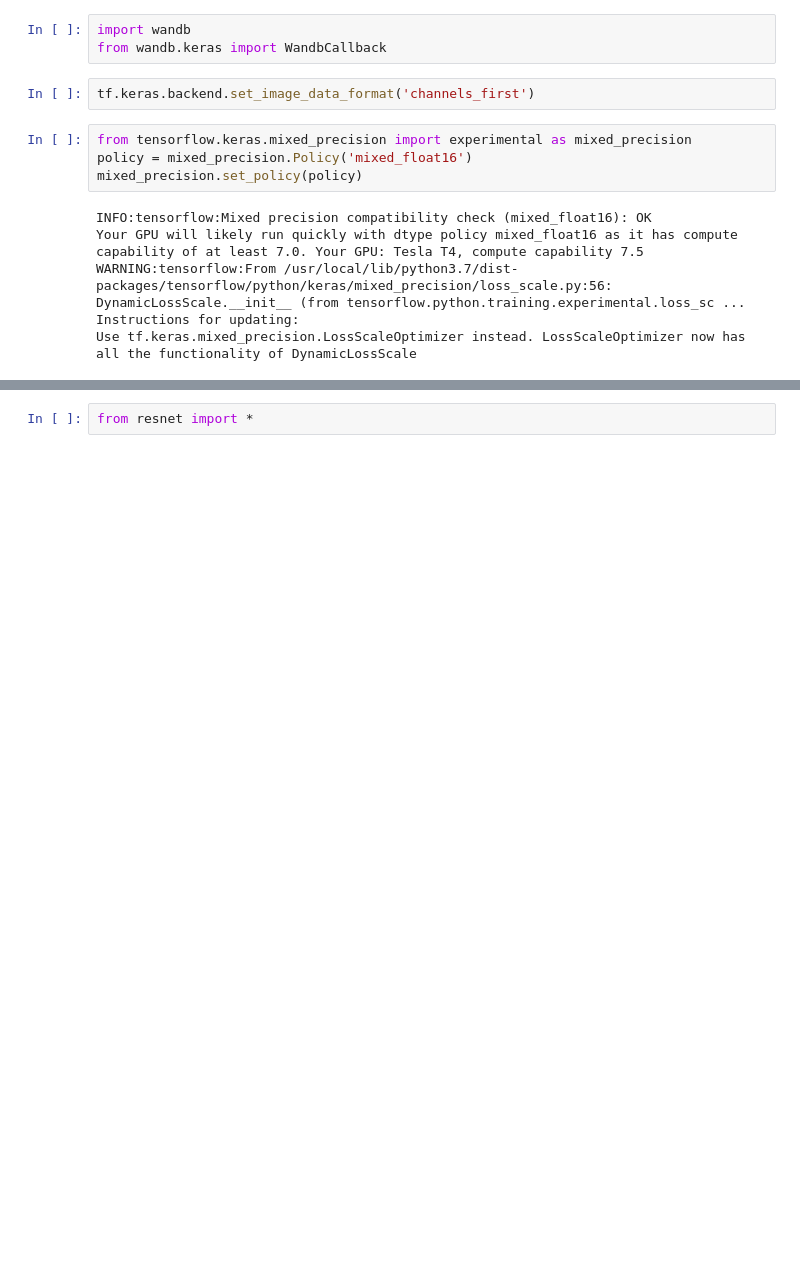
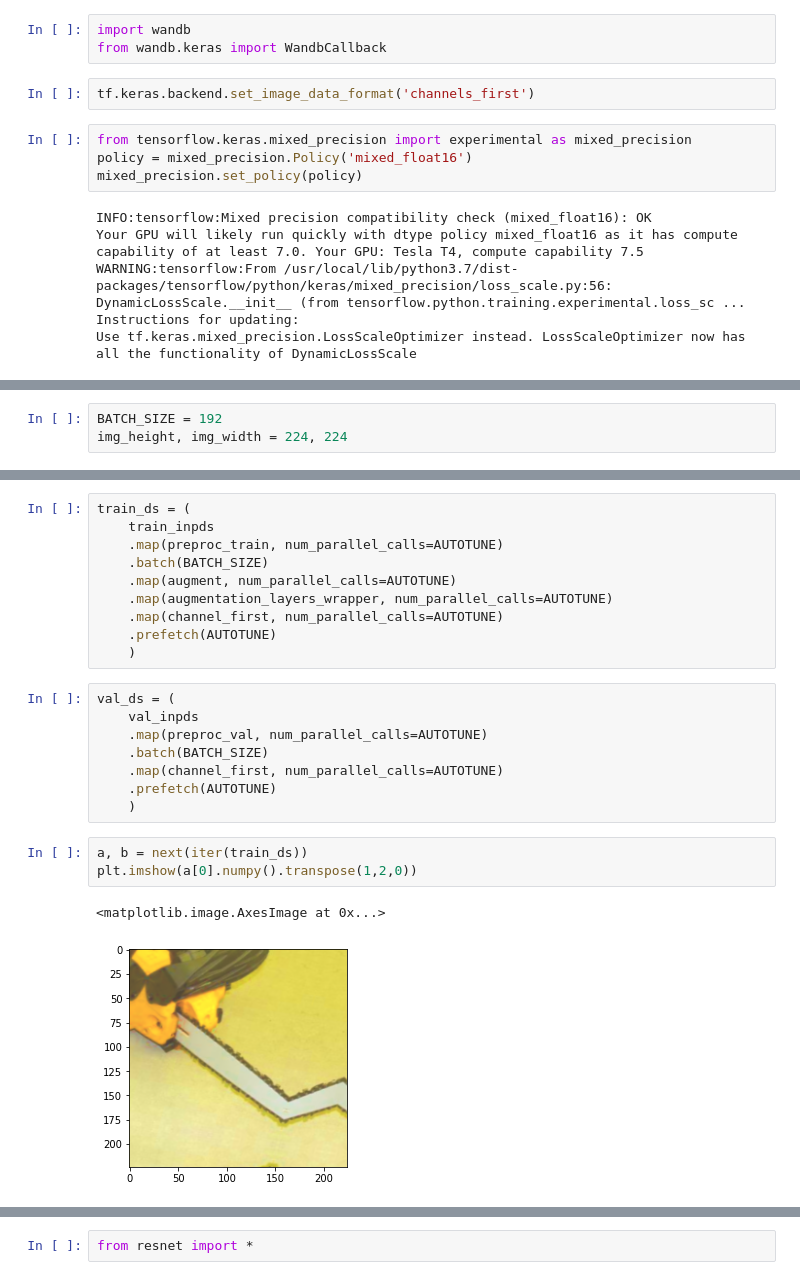
Before and after one commit to ShivamShrirao/imagenette-tests, a Jupyter notebook: TestRuns.ipynb, the cells around one changed output, grey strips where cells are left out. Saved outputs shown, nothing was run; the diff lists cells and outputs as text; blank space fills up the shorter version.

```diff
--- a/TestRuns.ipynb
+++ b/TestRuns.ipynb
@@ -79,0 +87,3 @@ Use tf.keras.mixed_precision.LossScaleOptimizer instead. LossScaleOptimizer now
+# %%
+BATCH_SIZE = 192
+img_height, img_width = 224, 224
@@ -79,0 +135,24 @@ Use tf.keras.mixed_precision.LossScaleOptimizer instead. LossScaleOptimizer now
+# %%
+train_ds = (
+    train_inpds
+    .map(preproc_train, num_parallel_calls=AUTOTUNE)
+    .batch(BATCH_SIZE)
+    .map(augment, num_parallel_calls=AUTOTUNE)
+    .map(augmentation_layers_wrapper, num_parallel_calls=AUTOTUNE)
+    .map(channel_first, num_parallel_calls=AUTOTUNE)
+    .prefetch(AUTOTUNE)
+    )
+# %%
+val_ds = (
+    val_inpds
+    .map(preproc_val, num_parallel_calls=AUTOTUNE)
+    .batch(BATCH_SIZE)
+    .map(channel_first, num_parallel_calls=AUTOTUNE)
+    .prefetch(AUTOTUNE)
+    )
+# %%
+a, b = next(iter(train_ds))
+plt.imshow(a[0].numpy().transpose(1,2,0))
+# %% [output]
+<matplotlib.image.AxesImage at 0x...>
+[figure, added]
```
Also changed, not shown: parts of 28 cells of this notebook.
